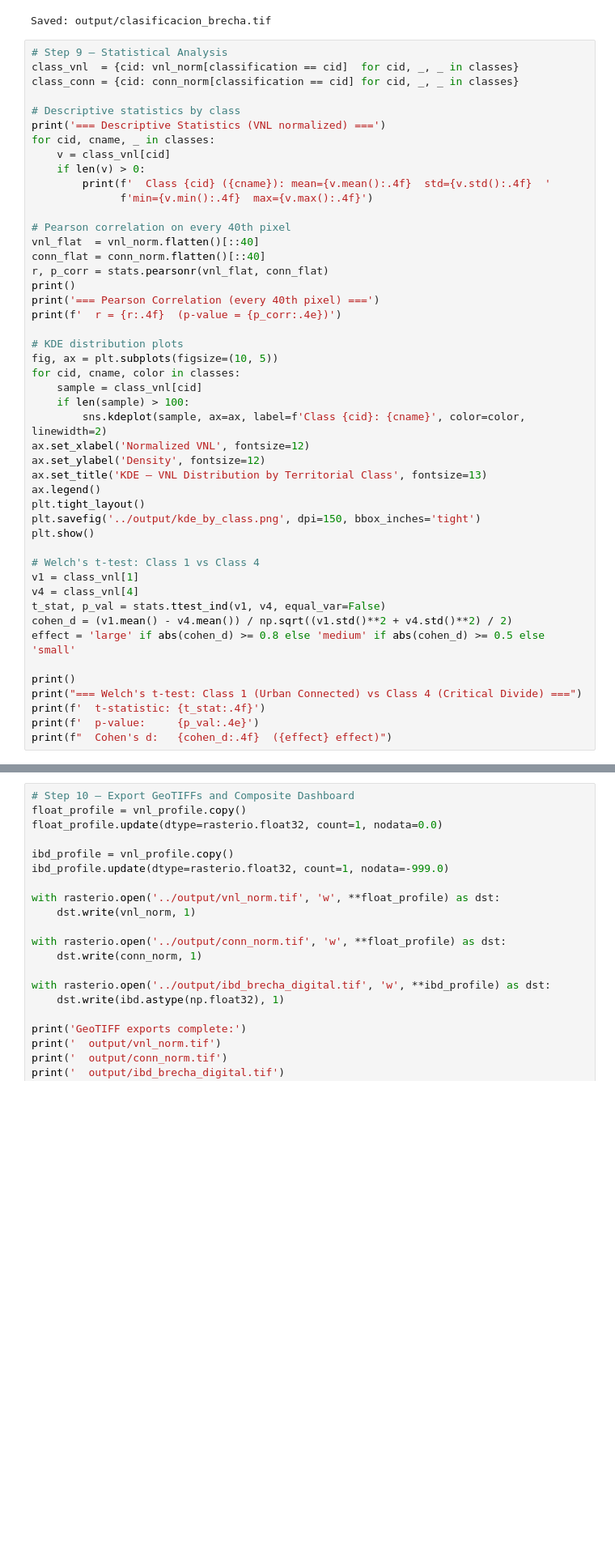
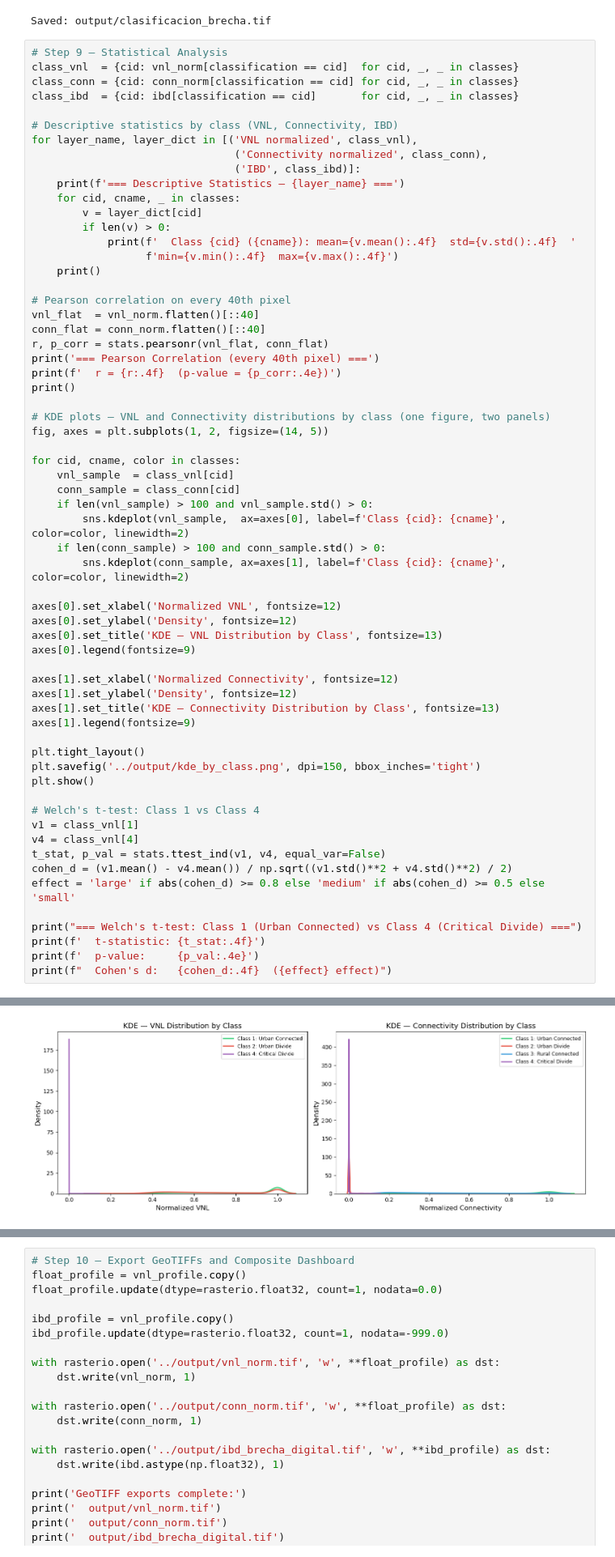
Before and after one commit to nvcodes-git/raster-digital-divide, a Jupyter notebook: notebooks/digital_divide_cusco.ipynb, the cells around one changed output, grey strips where cells are left out. Shown at 81% size. Drawn from its saved outputs; the diff is of its cells as text; blank space fills up the shorter version.

```diff
--- a/notebooks/digital_divide_cusco.ipynb
+++ b/notebooks/digital_divide_cusco.ipynb
@@ -435,33 +435,49 @@ Saved: output/clasificacion_brecha.tif
 # Step 9 — Statistical Analysis
 class_vnl  = {cid: vnl_norm[classification == cid]  for cid, _, _ in classes}
 class_conn = {cid: conn_norm[classification == cid] for cid, _, _ in classes}
+class_ibd  = {cid: ibd[classification == cid]       for cid, _, _ in classes}
 
-# Descriptive statistics by class
-print('=== Descriptive Statistics (VNL normalized) ===')
-for cid, cname, _ in classes:
-    v = class_vnl[cid]
-    if len(v) > 0:
-        print(f'  Class {cid} ({cname}): mean={v.mean():.4f}  std={v.std():.4f}  '
-              f'min={v.min():.4f}  max={v.max():.4f}')
+# Descriptive statistics by class (VNL, Connectivity, IBD)
+for layer_name, layer_dict in [('VNL normalized', class_vnl),
+                                ('Connectivity normalized', class_conn),
+                                ('IBD', class_ibd)]:
+    print(f'=== Descriptive Statistics — {layer_name} ===')
+    for cid, cname, _ in classes:
+        v = layer_dict[cid]
+        if len(v) > 0:
+            print(f'  Class {cid} ({cname}): mean={v.mean():.4f}  std={v.std():.4f}  '
+                  f'min={v.min():.4f}  max={v.max():.4f}')
+    print()
 
 # Pearson correlation on every 40th pixel
 vnl_flat  = vnl_norm.flatten()[::40]
 conn_flat = conn_norm.flatten()[::40]
 r, p_corr = stats.pearsonr(vnl_flat, conn_flat)
-print()
 print('=== Pearson Correlation (every 40th pixel) ===')
 print(f'  r = {r:.4f}  (p-value = {p_corr:.4e})')
+print()
 
-# KDE distribution plots
-fig, ax = plt.subplots(figsize=(10, 5))
+# KDE plots — VNL and Connectivity distributions by class (one figure, two panels)
+fig, axes = plt.subplots(1, 2, figsize=(14, 5))
+
 for cid, cname, color in classes:
-    sample = class_vnl[cid]
-    if len(sample) > 100:
-        sns.kdeplot(sample, ax=ax, label=f'Class {cid}: {cname}', color=color, linewidth=2)
-ax.set_xlabel('Normalized VNL', fontsize=12)
-ax.set_ylabel('Density', fontsize=12)
-ax.set_title('KDE — VNL Distribution by Territorial Class', fontsize=13)
-ax.legend()
+    vnl_sample  = class_vnl[cid]
+    conn_sample = class_conn[cid]
+    if len(vnl_sample) > 100 and vnl_sample.std() > 0:
+        sns.kdeplot(vnl_sample,  ax=axes[0], label=f'Class {cid}: {cname}', color=color, linewidth=2)
+    if len(conn_sample) > 100 and conn_sample.std() > 0:
+        sns.kdeplot(conn_sample, ax=axes[1], label=f'Class {cid}: {cname}', color=color, linewidth=2)
+
+axes[0].set_xlabel('Normalized VNL', fontsize=12)
+axes[0].set_ylabel('Density', fontsize=12)
+axes[0].set_title('KDE — VNL Distribution by Class', fontsize=13)
+axes[0].legend(fontsize=9)
+
+axes[1].set_xlabel('Normalized Connectivity', fontsize=12)
+axes[1].set_ylabel('Density', fontsize=12)
+axes[1].set_title('KDE — Connectivity Distribution by Class', fontsize=13)
+axes[1].legend(fontsize=9)
+
 plt.tight_layout()
 plt.savefig('../output/kde_by_class.png', dpi=150, bbox_inches='tight')
 plt.show()
@@ -473,8 +489,8 @@ t_stat, p_val = stats.ttest_ind(v1, v4, equal_var=False)
 cohen_d = (v1.mean() - v4.mean()) / np.sqrt((v1.std()**2 + v4.std()**2) / 2)
 effect = 'large' if abs(cohen_d) >= 0.8 else 'medium' if abs(cohen_d) >= 0.5 else 'small'
 
-print()
 print("=== Welch's t-test: Class 1 (Urban Connected) vs Class 4 (Critical Divide) ===")
 print(f'  t-statistic: {t_stat:.4f}')
 print(f'  p-value:     {p_val:.4e}')
 print(f"  Cohen's d:   {cohen_d:.4f}  ({effect} effect)")
+# %% [output]
@@ -480,0 +517 @@ print(f"  Cohen's d:   {cohen_d:.4f}  ({effect} effect)")
+[figure, added]
```
Also changed, not shown: parts of 1 cell of this notebook, 1 other file.
